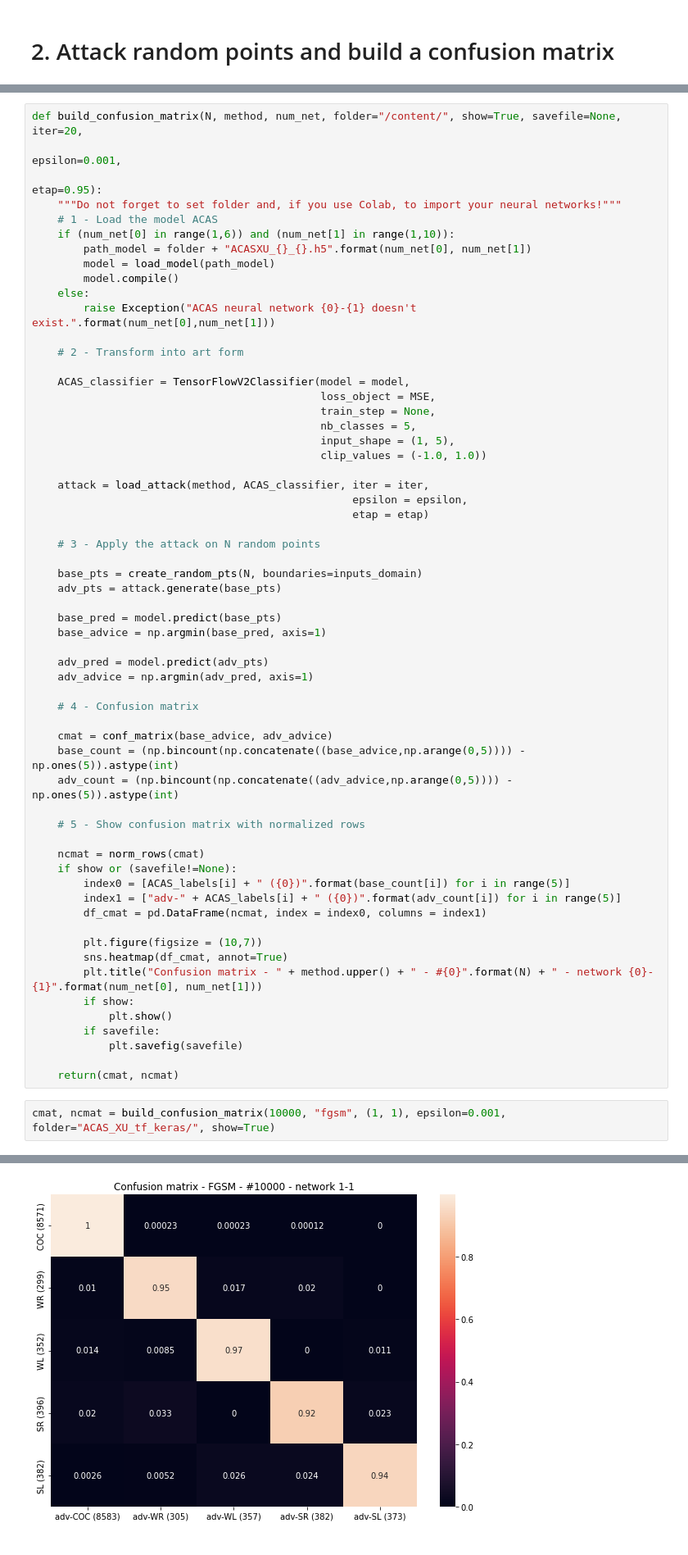
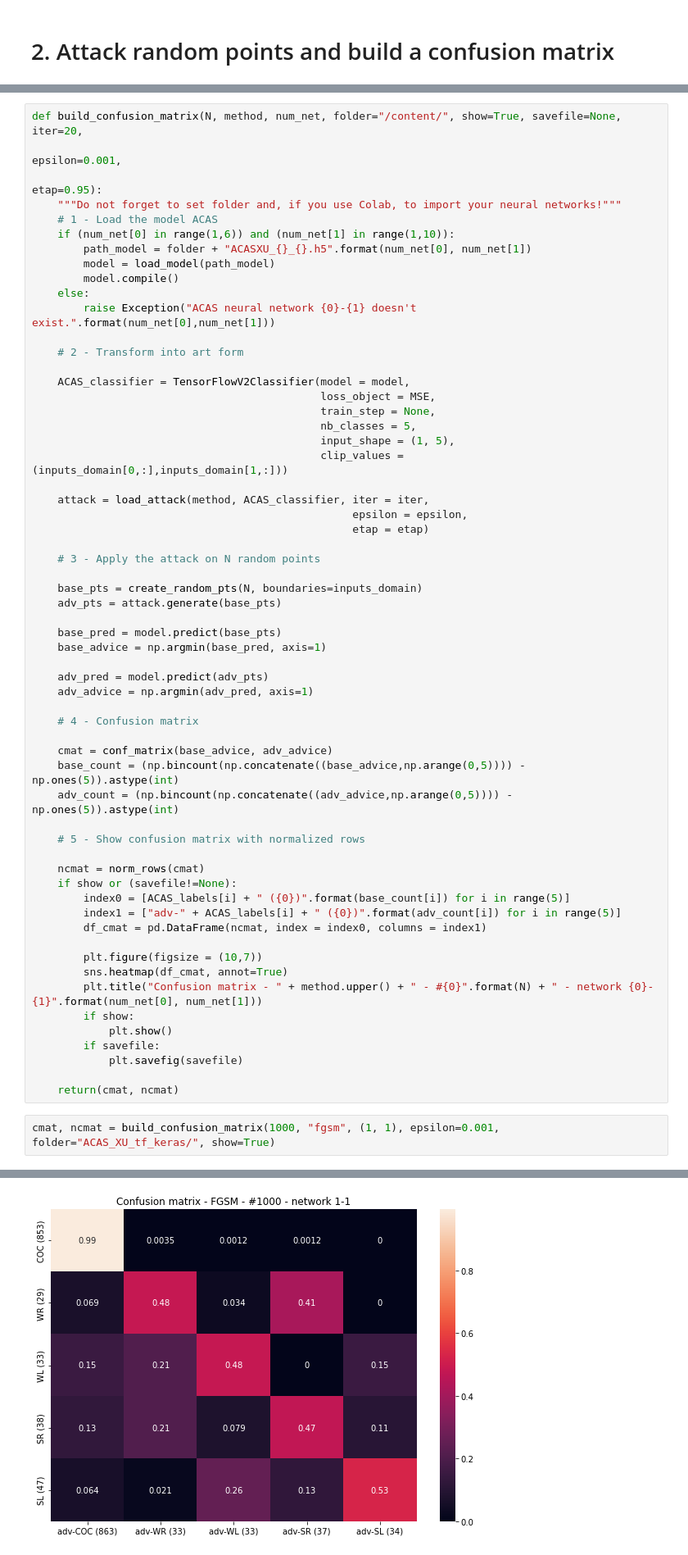
Before and after one commit to thomasghobril/adversarial-attack, a Jupyter notebook: ConfusionMatrix_TOM.ipynb, the cells around one changed output, grey strips where cells are left out. Shown at 82% size. Drawn from its saved outputs; the diff is of its cells as text.

Commit message:
conf matrix coeff tracking when attack intensity increases

```diff
--- a/ConfusionMatrix_TOM.ipynb
+++ b/ConfusionMatrix_TOM.ipynb
@@ -122,7 +132,7 @@ def build_confusion_matrix(N, method, num_net, folder="/content/", show=True, sa
                                              train_step = None,
                                              nb_classes = 5,
                                              input_shape = (1, 5),
-                                             clip_values = (-1.0, 1.0))
+                                             clip_values = (inputs_domain[0,:],inputs_domain[1,:]))
 
     attack = load_attack(method, ACAS_classifier, iter = iter,
                                                   epsilon = epsilon,
@@ -163,10 +173,10 @@ def build_confusion_matrix(N, method, num_net, folder="/content/", show=True, sa
 
     return(cmat, ncmat)
 # %%
-cmat, ncmat = build_confusion_matrix(10000, "fgsm", (1, 1), epsilon=0.001, folder="ACAS_XU_tf_keras/", show=True)
+cmat, ncmat = build_confusion_matrix(1000, "fgsm", (1, 1), epsilon=0.001, folder="ACAS_XU_tf_keras/", show=True)
 # %% [output]
 WARNING:tensorflow:No training configuration found in the save file, so the model was *not* compiled. Compile it manually.
-[figure, old version]
+[figure, new version]
 # %%
 # Example where we generate several cmat which are automatically saved
 for eps in [0.001,0.005,0.01,0.05,0.1,0.5,1.0]:
```
Also changed, not shown: parts of 20 cells of this notebook, 1 other file.
